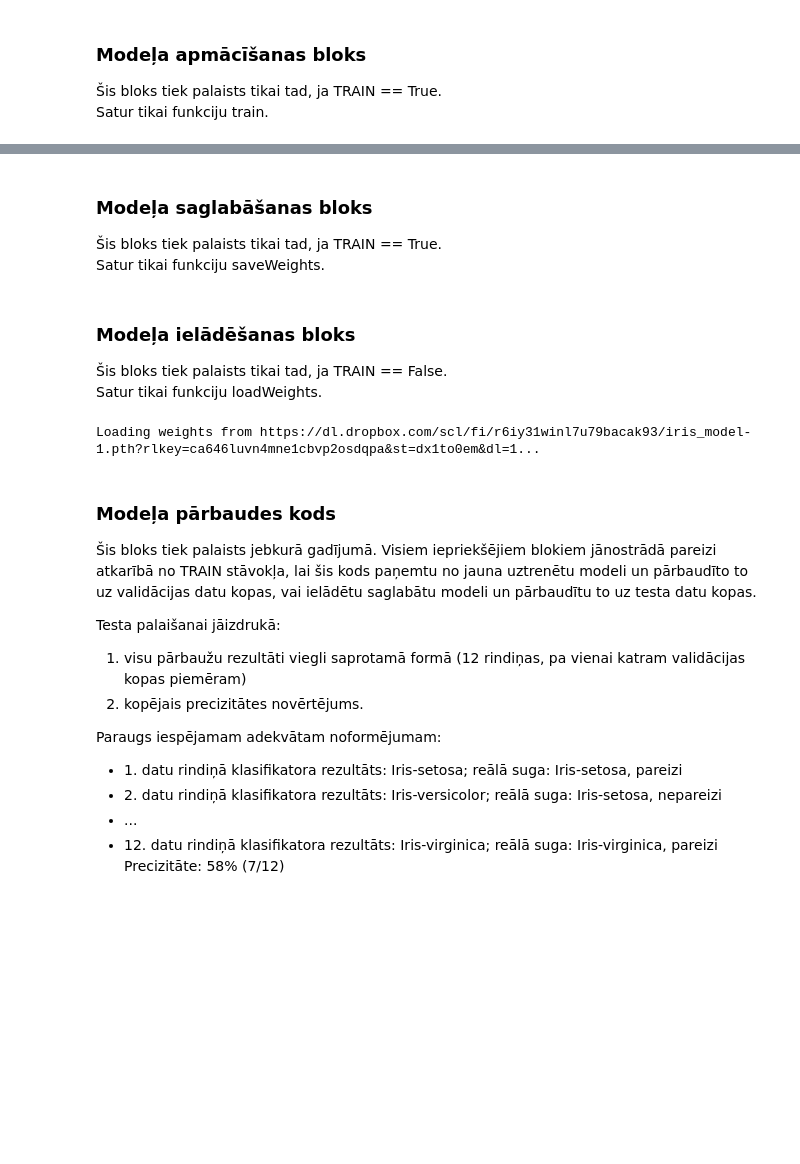
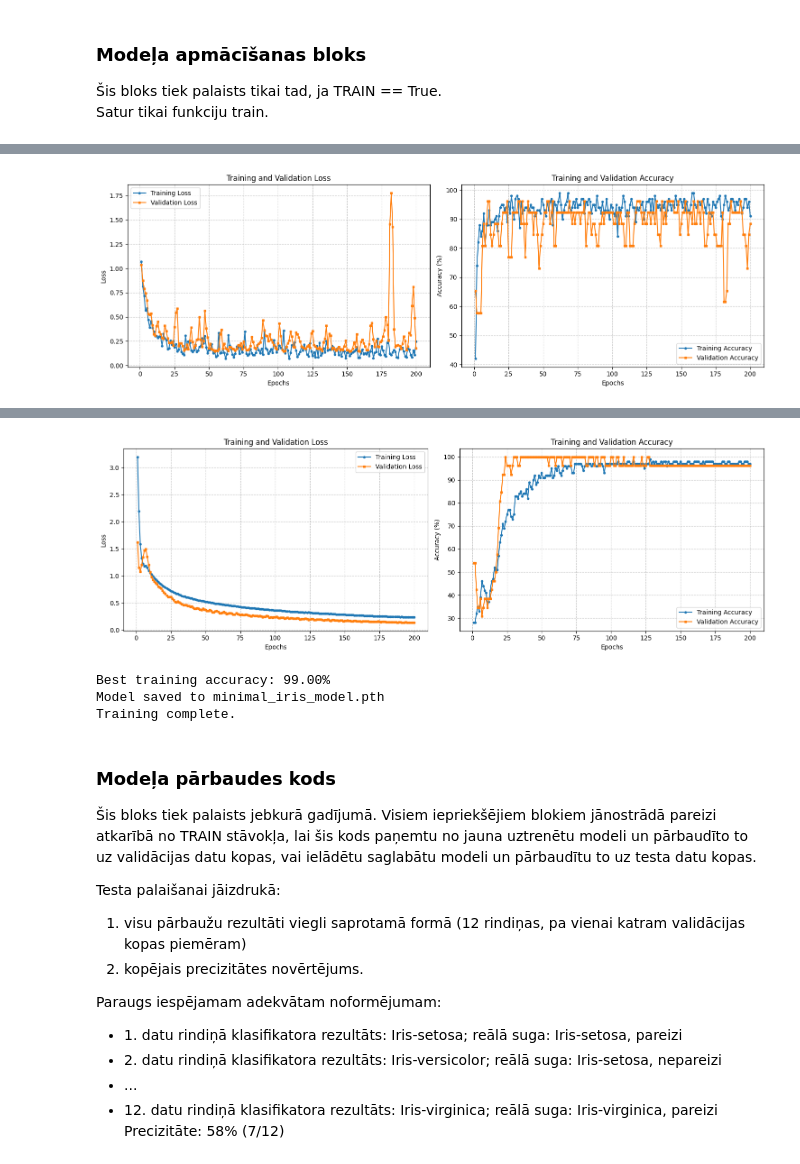
Before and after one commit to GunarsA/LU_ML, a Jupyter notebook: hw_1_iris.ipynb, the cells around one changed output, grey strips where cells are left out. Drawn from its saved outputs; the diff is of its cells as text; code cells hidden in the pictures; blank space fills up the shorter version.

```diff
--- a/hw_1_iris.ipynb
+++ b/hw_1_iris.ipynb
@@ -380,4 +547,5 @@ Ielādē testa datu kopu
 Satur tikai funkciju train.
 # %%
 if TRAIN == True:
-    train()
+    train(iris_dataframe)
+# %% [output]
@@ -383,0 +569 @@ if TRAIN == True:
+[figure, added]
@@ -384,4 +587,4 @@ if TRAIN == True:
+[figure, added]
+Best training accuracy: 99.00%
+Model saved to minimal_iris_model.pth
+Training complete.
-# %% [markdown]
-### Modeļa saglabāšanas bloks
-Šis bloks tiek palaists tikai tad, ja TRAIN == True.
-Satur tikai funkciju saveWeights.
@@ -391,12 +591,3 @@ if TRAIN == True:
-# %% [markdown]
-### Modeļa ielādēšanas bloks
-Šis bloks tiek palaists tikai tad, ja TRAIN == False.
-Satur tikai funkciju loadWeights.
-# %%
-if TRAIN == False:
-    loadWeights()
-# %% [output]
-Loading weights from https://dl.dropbox.com/scl/fi/r6iy31winl7u79bacak93/iris_model-1.pth?rlkey=ca646luvn4mne1cbvp2osdqpa&st=dx1to0em&dl=1...
 # %% [markdown]
 ### Modeļa pārbaudes kods
 Šis bloks tiek palaists jebkurā gadījumā. Visiem iepriekšējiem blokiem jānostrādā pareizi atkarībā no TRAIN stāvokļa, lai šis kods paņemtu no jauna uztrenētu modeli un pārbaudīto to uz validācijas datu kopas, vai ielādētu saglabātu modeli un pārbaudītu to uz testa datu kopas.
```
Also changed, not shown: parts of 8 cells of this notebook.
